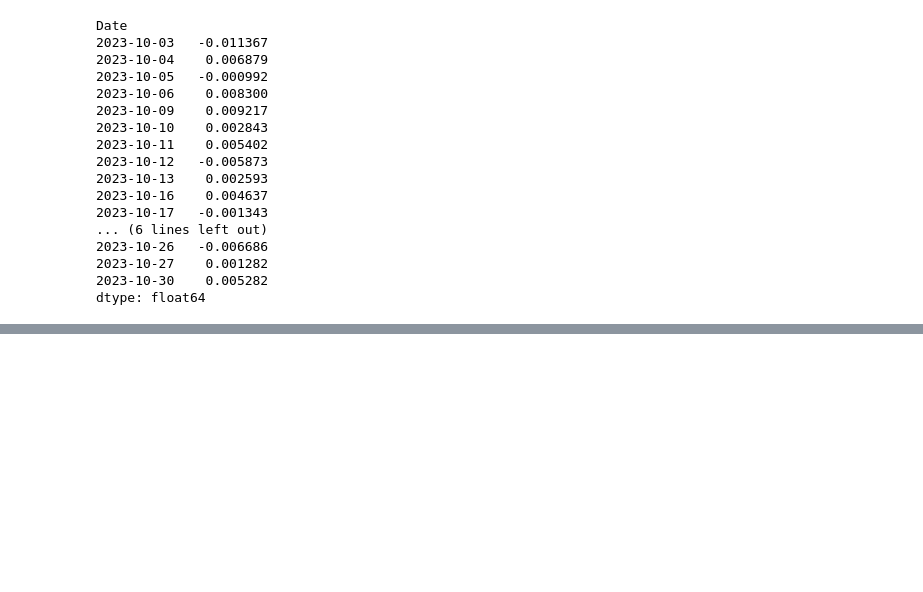
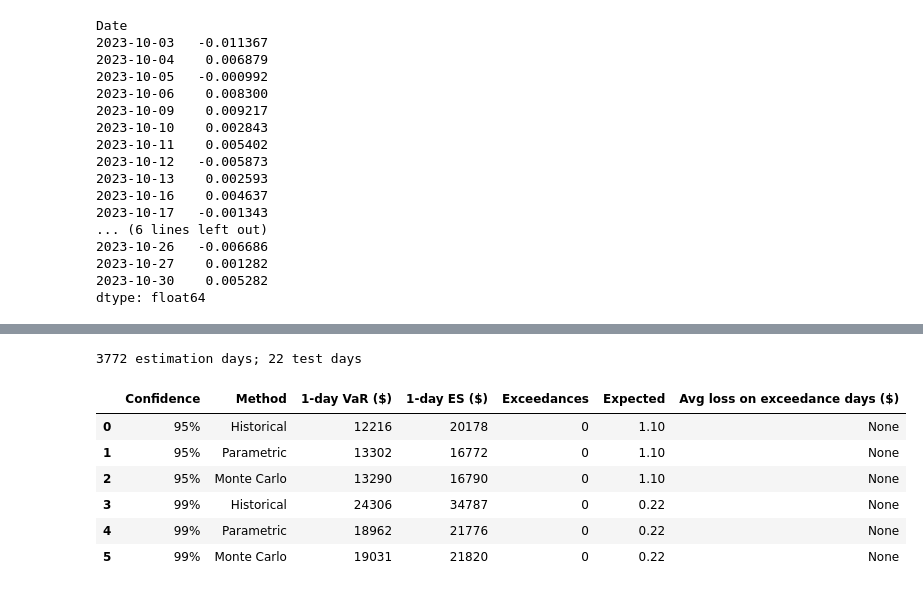
Before and after one commit to taryll01/value-at-risk, a Jupyter notebook: 4_var_backtesting.ipynb, the cells around one changed output, grey strips where cells are left out. Saved outputs shown, nothing was run; the diff lists cells and outputs as text; code cells hidden in the pictures; blank space fills up the shorter version.

```diff
--- a/4_var_backtesting.ipynb
+++ b/4_var_backtesting.ipynb
@@ -142,0 +150,52 @@ plt.show()
+# %%
+# Estimation window: 15 years to 30 September 2023
+est_end = dt.datetime(2023, 9, 30)
+est_start = est_end - dt.timedelta(days = 365*15)
+est_prices = pd.DataFrame()
+for ticker in tickers:
+    data = yf.download(ticker, start = est_start, end = est_end, auto_adjust = False, progress = False)
+    est_prices[ticker] = data['Adj Close'].squeeze()
+est_returns = (np.log(est_prices / est_prices.shift(1)).dropna() * weights).sum(axis=1)
+
+# Test window: every trading day of October 2023
+test_prices = pd.DataFrame()
+for ticker in tickers:
+    data = yf.download(ticker, start = dt.datetime(2023, 9, 29), end = dt.datetime(2023, 11, 1), auto_adjust = False, progress = False)
+    test_prices[ticker] = data['Adj Close'].squeeze()
+test_returns = (np.log(test_prices / test_prices.shift(1)).dropna() * weights).sum(axis=1)
+print(len(est_returns), 'estimation days;', len(test_returns), 'test days')
+# %% [output]
+3772 estimation days; 22 test days
+# %%
+np.random.seed(42)
+mu, sigma = est_returns.mean(), est_returns.std()
+sims = np.random.normal(mu, sigma, 100000)
+
+def var_es(cl):
+    out = {}
+    cut = np.percentile(est_returns, 100 * (1 - cl))
+    out['Historical'] = (-cut, -est_returns[est_returns <= cut].mean())
+    z = norm.ppf(1 - cl)
+    out['Parametric'] = (-(mu + sigma * z), -(mu - sigma * norm.pdf(z) / (1 - cl)))
+    cut = np.percentile(sims, 100 * (1 - cl))
+    out['Monte Carlo'] = (-cut, -sims[sims <= cut].mean())
+    return out
+
+rows = []
+for cl in [0.95, 0.99]:
+    for method, (v, e) in var_es(cl).items():
+        hits = test_returns[-test_returns > v]
+        rows.append({'Confidence': f'{cl:.0%}', 'Method': method,
+                     '1-day VaR ($)': round(v * portfolio_value), '1-day ES ($)': round(e * portfolio_value),
+                     'Exceedances': len(hits), 'Expected': round((1 - cl) * len(test_returns), 2),
+                     'Avg loss on exceedance days ($)': round(-hits.mean() * portfolio_value) if len(hits) else None})
+backtest = pd.DataFrame(rows)
+backtest
+# %% [output]
+|  | Confidence | Method | 1-day VaR ($) | 1-day ES ($) | Exceedances | Expected | Avg loss on exceedance days ($) |
+| 0 | 95% | Historical | 12216 | 20178 | 0 | 1.10 | None |
+| 1 | 95% | Parametric | 13302 | 16772 | 0 | 1.10 | None |
+| 2 | 95% | Monte Carlo | 13290 | 16790 | 0 | 1.10 | None |
+| 3 | 99% | Historical | 24306 | 34787 | 0 | 0.22 | None |
+| 4 | 99% | Parametric | 18962 | 21776 | 0 | 0.22 | None |
+| 5 | 99% | Monte Carlo | 19031 | 21820 | 0 | 0.22 | None |
```
Also changed, not shown: parts of 6 cells of this notebook, 4 other files.
